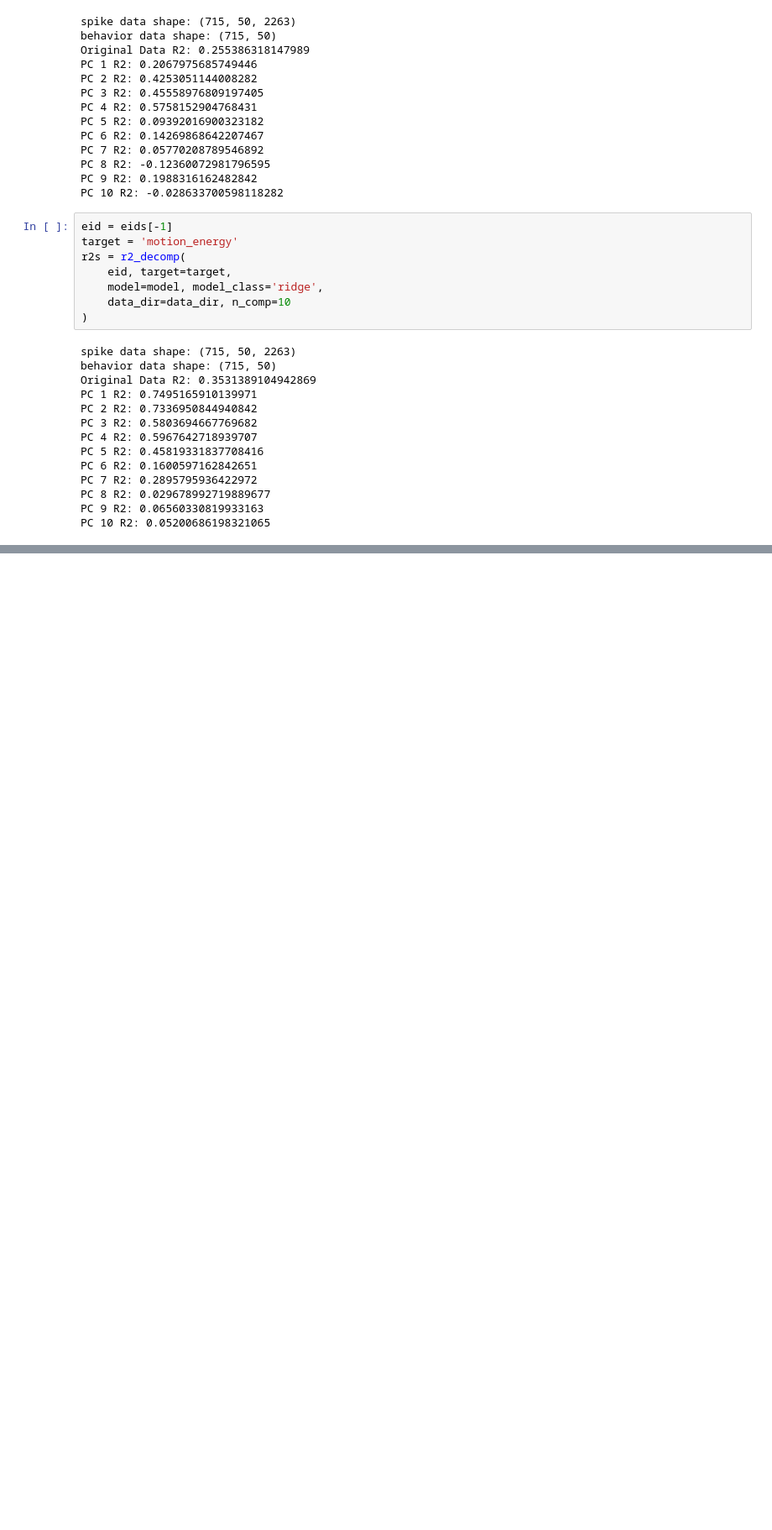
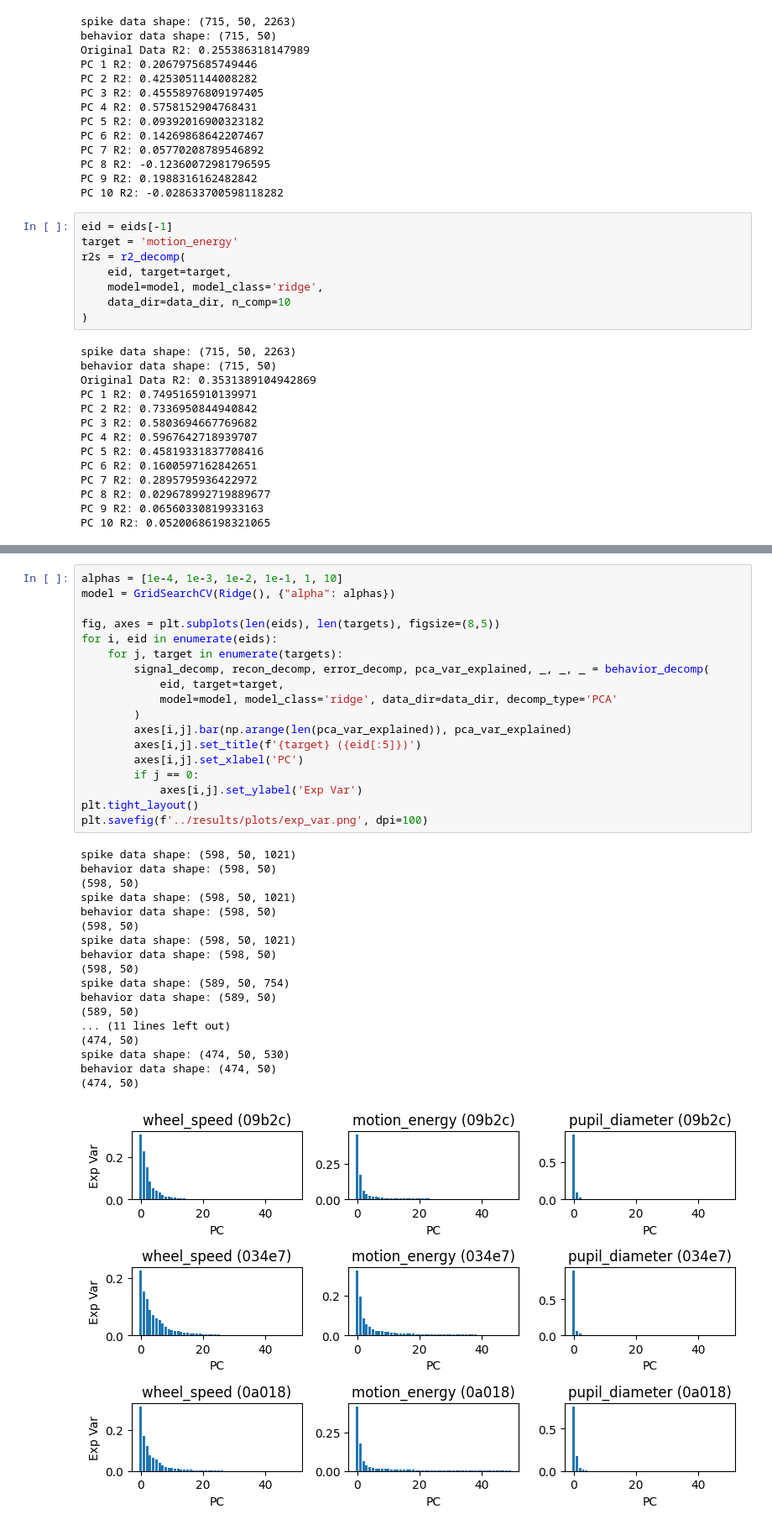
Before and after one commit to yzhang511/neural_decoding, a Jupyter notebook: notebooks/behavior_decomp.ipynb, the cells around one changed output, grey strips where cells are left out. Shown at 84% size. Cells and saved outputs as stored; diff of their text form; blank space fills up the shorter version.

```diff
--- a/notebooks/behavior_decomp.ipynb
+++ b/notebooks/behavior_decomp.ipynb
@@ -506,0 +537,37 @@ PC 10 R2: -0.05990329049971514
+# %%
+alphas = [1e-4, 1e-3, 1e-2, 1e-1, 1, 10]
+model = GridSearchCV(Ridge(), {"alpha": alphas})
+
+fig, axes = plt.subplots(len(eids), len(targets), figsize=(8,5))
+for i, eid in enumerate(eids):
+    for j, target in enumerate(targets):
+        signal_decomp, recon_decomp, error_decomp, pca_var_explained, _, _, _ = behavior_decomp(
+            eid, target=target,
+            model=model, model_class='ridge', data_dir=data_dir, decomp_type='PCA'
+        )
+        axes[i,j].bar(np.arange(len(pca_var_explained)), pca_var_explained)
+        axes[i,j].set_title(f'{target} ({eid[:5]})')
+        axes[i,j].set_xlabel('PC')
+        if j == 0:
+            axes[i,j].set_ylabel('Exp Var')
+plt.tight_layout()
+plt.savefig(f'../results/plots/exp_var.png', dpi=100)
+# %% [output]
+spike data shape: (598, 50, 1021)
+behavior data shape: (598, 50)
+(598, 50)
+spike data shape: (598, 50, 1021)
+behavior data shape: (598, 50)
+(598, 50)
+spike data shape: (598, 50, 1021)
+behavior data shape: (598, 50)
+(598, 50)
+spike data shape: (589, 50, 754)
+behavior data shape: (589, 50)
+(589, 50)
+... (11 lines left out)
+(474, 50)
+spike data shape: (474, 50, 530)
+behavior data shape: (474, 50)
+(474, 50)
+[figure, added]
```
Also changed, not shown: parts of 9 cells of this notebook, 3 other files.
